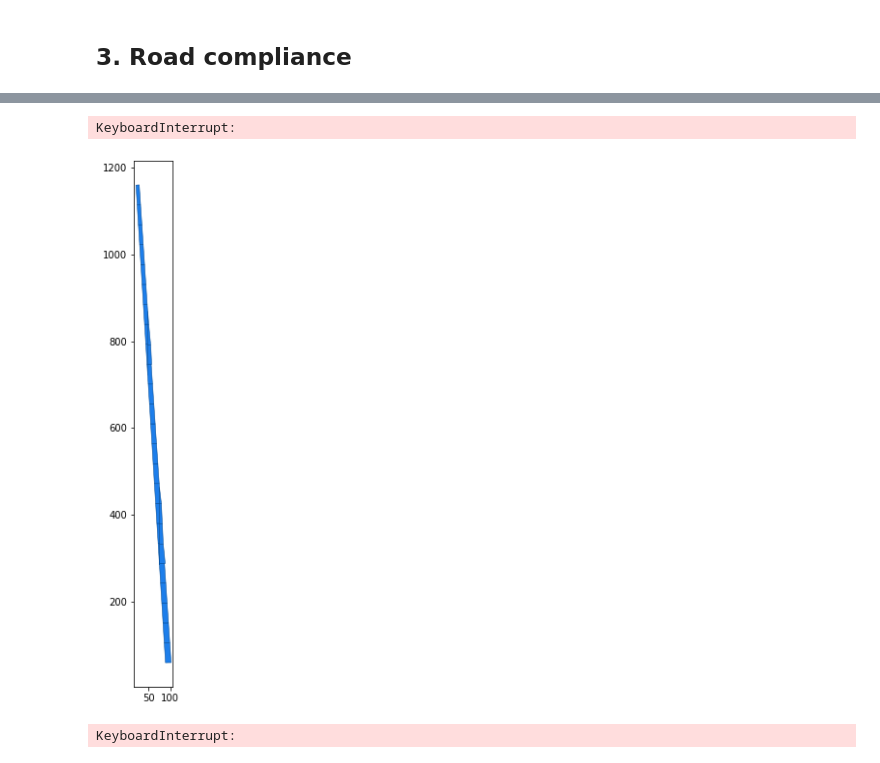
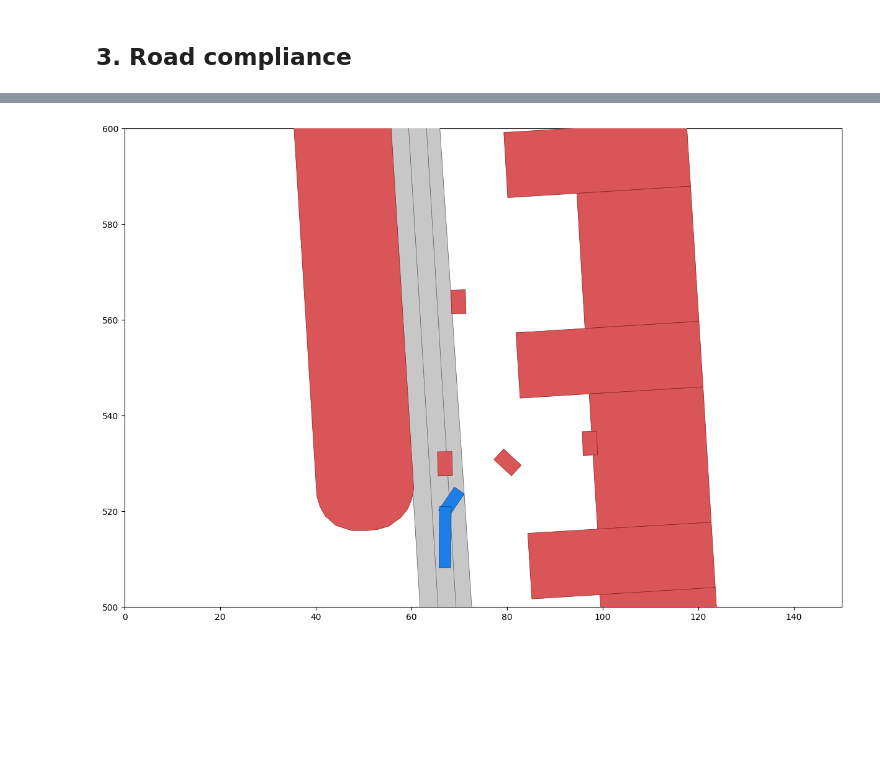
Before and after one commit to vitaliy-rusinov/commonroad-dc, a Jupyter notebook: tutorials/08_drivability_checker_for_truck.ipynb, the cells around one changed output, grey strips where cells are left out. Cells and saved outputs as stored; diff of their text form; code cells hidden in the pictures; blank space fills up the shorter version.

```diff
--- a/tutorials/08_drivability_checker_for_truck.ipynb
+++ b/tutorials/08_drivability_checker_for_truck.ipynb
@@ -203,9 +233,5 @@ co = create_tvobstacle(trajectory.state_list)
 # %%
 from commonroad_dc.collision.trajectory_queries import trajectory_queries
-
-preprocessed_trajectory, err=trajectory_queries.trajectory_preprocess_obb_sum(co)
+preprocessed_trajectory, err=trajectory_queries.trajectory_preprocess_obb_sum(ego_vehicle_co)
 if(err):
     raise Exception("trajectory preprocessing error")
-
-print(len(trajectory.state_list))
-print(preprocessed_trajectory.time_end_idx())
@@ -232,30 +249,10 @@ plot_scenario(scenario, Trajectory(0, trajectory.state_list[0:first_time_step_of
-# %%
-total_length = base_shapes_of_truck[0].length + base_shapes_of_truck[1].length
-max_cell_width = total_length * 1.5
-max_cell_height = total_length * 2.5
-
-road_boundary_sg_polygons_grid=boundary.create_road_polygons(scenario, method='whole_polygon_tiled', max_cell_width=max_cell_width, max_cell_height=max_cell_height,triangulate=False)
-
-
-# draw the road boundary
-rnd = MPRenderer(figsize=(25, 10))
-draw_params=MPDrawParams()
-draw_params.draw_mesh = False
-road_boundary_sg_polygons_grid.draw(rnd, draw_params=draw_params)
-rnd.render()
-
-for s in preprocessed_trajectory.state_list:
-    print(s)
-# %% [output]
-KeyboardInterrupt:
-[figure, removed]
-# %%
-ret=trajectory_queries.trajectories_enclosure_polygons_static([preprocessed_trajectory], road_boundary_sg_polygons_grid, method='grid', num_cells=32, enable_verification=False)
-if ret[0] == -1:
-    print('The trajectory is completely enclosed')
-else:
-    print('First time step of incomplete enclosure: %s' % ret[0])
-
-# TODO: this is not implemented yet; see collision/src/solvers/trajectory_queries.cc > trajectories_enclosure_polygons_static_grid(...)
-# %% [output]
-KeyboardInterrupt:
+# %%
+plot_limits = [0, 150, 500, 600]
+rnd = MPRenderer(figsize=(25, 10), plot_limits=plot_limits)
+draw_params=MPDrawParams()
+draw_params.time_begin = first_time_step_of_collision
+scenario.draw(rnd, draw_params=draw_params)
+rnd.render()
+plt.show()
+# %% [output]
+[figure, added]
```
Also changed, not shown: parts of 16 cells of this notebook, 15 other files.
